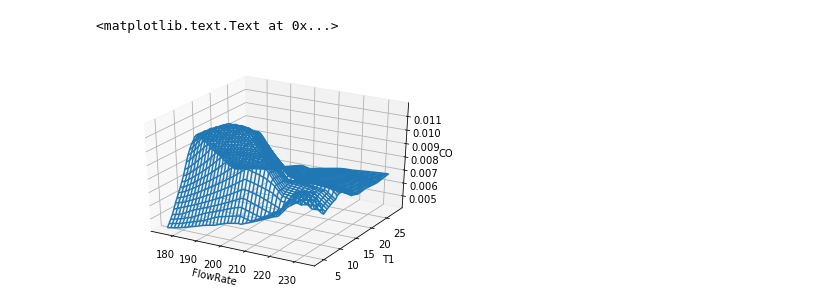
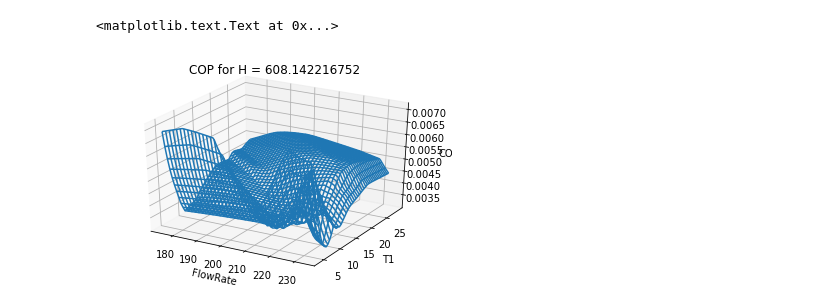
Before and after one commit to yujia21/datathon2017, a Jupyter notebook: Prediction-sklearn-NN.ipynb, the cells around one changed output. Cells and saved outputs as stored; diff of their text form; code cells hidden in the pictures.

```diff
--- a/Prediction-sklearn-NN.ipynb
+++ b/Prediction-sklearn-NN.ipynb
@@ -47,5 +59,5 @@ df.head()
 # %%
-X = df[(df['evaflowRate']>10)&(df['totalWatt']>10000)][['value1', 'evaflowRate', 'deltaT12','H']].as_matrix()
-y = df[(df['evaflowRate']>10)&(df['totalWatt']>10000)][['totalWatt']].as_matrix().sum(axis=1)
+X = df[(df['evaflowRate']>125)&(df['totalWatt']>20000)][['value1', 'evaflowRate', 'deltaT12','H']].as_matrix()
+y = df[(df['evaflowRate']>125)&(df['totalWatt']>20000)][['totalWatt']].as_matrix().sum(axis=1)
 # %%
 from sklearn.model_selection import train_test_split
@@ -64,7 +71,8 @@ X_test = scaler.transform(X_test)
 X_full = scaler.transform(X)
 # %%
 from sklearn.neural_network import MLPRegressor
-regr = MLPRegressor(hidden_layer_sizes=(200, 200, 200), max_iter=500, verbose=True, random_state=22)
+n_layer=400
+regr = MLPRegressor(hidden_layer_sizes=(n_layer, n_layer, n_layer), max_iter=500, verbose=True, random_state=22)
 regr.fit(X_train, y_train)
 
 y_pred = regr.predict(X_full)
@@ -134,7 +143,8 @@ y_test_df.describe()
 # %%
-T1_min=np.array(df[(df['evaflowRate']>10)&(df['totalWatt']>10000)][['value1', 'evaflowRate']].describe().loc['min'])[0]
-T1_max=np.array(df[(df['evaflowRate']>10)&(df['totalWatt']>10000)][['value1', 'evaflowRate']].describe().loc['max'])[0]
-F_min=np.array(df[(df['evaflowRate']>10)&(df['totalWatt']>10000)][['value1', 'evaflowRate']].describe().loc['min'])[1]
-F_max=np.array(df[(df['evaflowRate']>10)&(df['totalWatt']>10000)][['value1', 'evaflowRate']].describe().loc['max'])[1]
-df[(df['evaflowRate']>10)&(df['totalWatt']>10000)][['value1', 'evaflowRate']].describe()
+T1_min=np.array(df[(df['evaflowRate']>125)&(df['totalWatt']>25000)][['value1', 'evaflowRate']].describe().loc['min'])[0]
+T1_max=np.array(df[(df['evaflowRate']>125)&(df['totalWatt']>25000)][['value1', 'evaflowRate']].describe().loc['max'])[0]
+F_min=np.array(df[(df['evaflowRate']>125)&(df['totalWatt']>25000)][['value1', 'evaflowRate']].describe().loc['min'])[1]
+F_max=np.array(df[(df['evaflowRate']>125)&(df['totalWatt']>25000)][['value1', 'evaflowRate']].describe().loc['max'])[1]
+H_mean=np.array(df[(df['evaflowRate']>125)&(df['totalWatt']>25000)][['H']].describe().loc['mean'])[0]
+df[(df['evaflowRate']>125)&(df['totalWatt']>25000)][['value1', 'evaflowRate','H']].describe()
 # %% [output]
@@ -152,7 +162,7 @@ T1=np.arange(np.floor(T1_min), np.ceil(T1_max)+5, 0.5)
 F=np.arange(175, np.ceil(F_max), 0.5) #np.floor(F_min)
 # %%
 #H is just deltaT12*F because optimizing ignores constants
-H=221*8.6
+H=H_mean
 def COP(H,T1,F_full):
     n = len(T1)
     m = len(F_full)
@@ -189,14 +194,15 @@ plt.ylabel('COP')
 # %%
 fig = plt.figure()
 ax = fig.add_subplot(111, projection='3d')
 F_full=np.ones((len(T1),1)).dot(F.reshape(1,len(F)))
 T1_full=np.ones((len(F),1)).dot(T1.reshape(1,len(T1))).T
 #surf=ax.plot_surface(F_full, T1_full, COP_T,cmap=cm.coolwarm,linewidth=0, antialiased=False)
 #fig.colorbar(surf,shrink=0.5, aspect=5)
 surf=ax.plot_wireframe(F_full, T1_full, COP_T)
 ax.set_xlabel('FlowRate')
 ax.set_ylabel('T1')
 ax.set_zlabel('COP')
+ax.set_title('COP for H = '+str(H_mean))
 # %% [output]
 <matplotlib.text.Text at 0x...>
-[figure, old version]
+[figure, new version]
```
Also changed, not shown: parts of 12 cells of this notebook, 4 other files.
